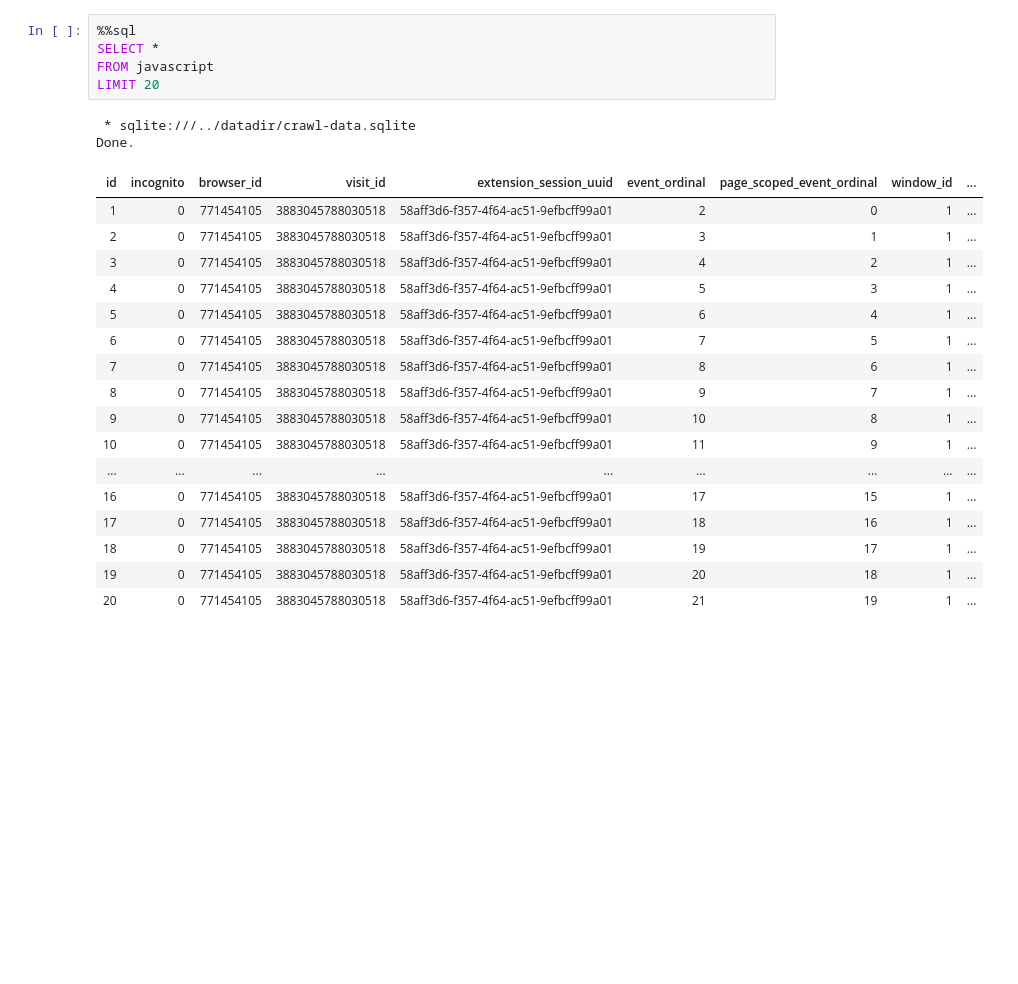
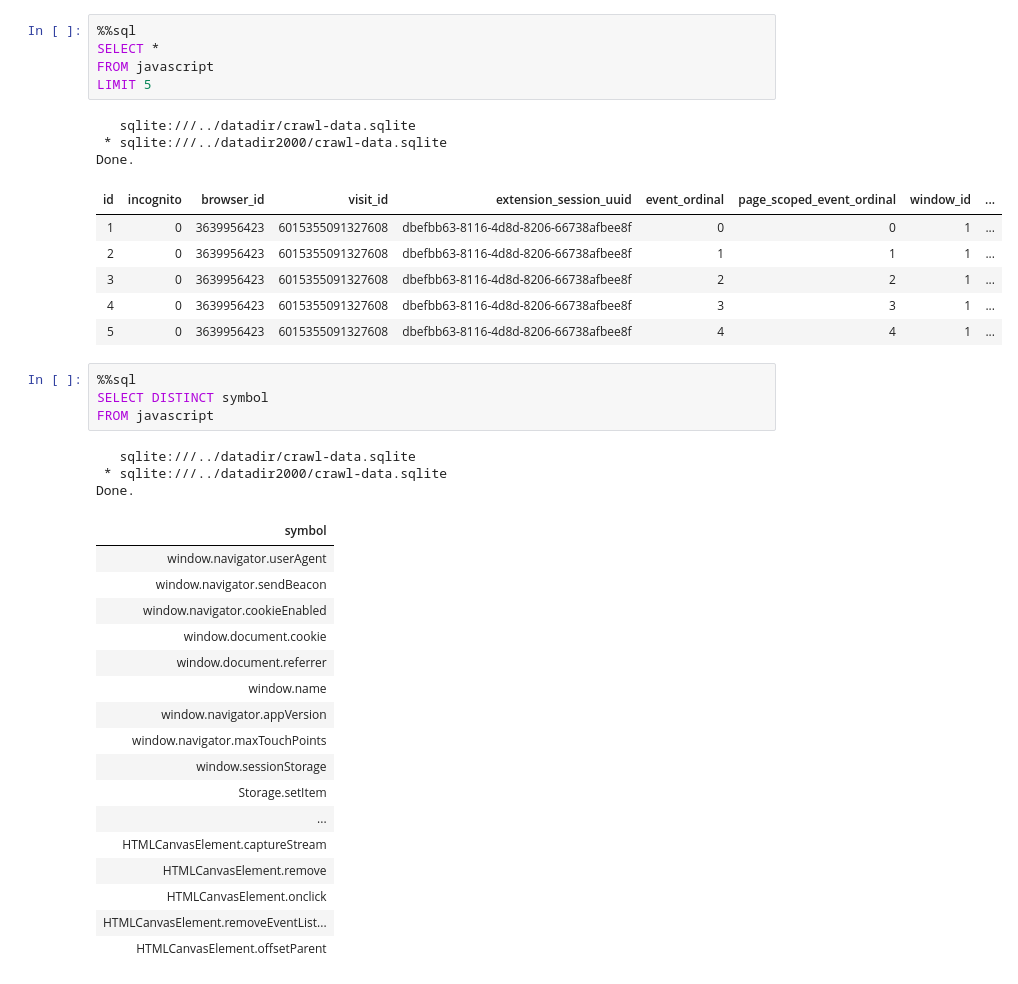
Before and after one commit to tim-stephenson/OpenWPM-Data-Analytics, a Jupyter notebook: basic_queries.ipynb, the cells around one changed output. Saved outputs shown, nothing was run; the diff lists cells and outputs as text; blank space fills up the shorter version.

```diff
--- a/basic_queries.ipynb
+++ b/basic_queries.ipynb
@@ -10,26 +10,41 @@ The sql extension is already loaded. To reload it, use:
 # %%
 %%sql
 SELECT *
 FROM javascript
-LIMIT 20
+LIMIT 5
 # %% [output]
- * sqlite:///../datadir/crawl-data.sqlite
+   sqlite:///../datadir/crawl-data.sqlite
+ * sqlite:///../datadir2000/crawl-data.sqlite
 Done.
 | id | incognito | browser_id | visit_id | extension_session_uuid | event_ordinal | page_scoped_event_ordinal | window_id | ... |
-| 1 | 0 | 771454105 | 3883045788030518 | 58aff3d6-f357-4f64-ac51-9efbcff99a01 | 2 | 0 | 1 | ... |
-| 2 | 0 | 771454105 | 3883045788030518 | 58aff3d6-f357-4f64-ac51-9efbcff99a01 | 3 | 1 | 1 | ... |
-| 3 | 0 | 771454105 | 3883045788030518 | 58aff3d6-f357-4f64-ac51-9efbcff99a01 | 4 | 2 | 1 | ... |
-| 4 | 0 | 771454105 | 3883045788030518 | 58aff3d6-f357-4f64-ac51-9efbcff99a01 | 5 | 3 | 1 | ... |
-| 5 | 0 | 771454105 | 3883045788030518 | 58aff3d6-f357-4f64-ac51-9efbcff99a01 | 6 | 4 | 1 | ... |
-| 6 | 0 | 771454105 | 3883045788030518 | 58aff3d6-f357-4f64-ac51-9efbcff99a01 | 7 | 5 | 1 | ... |
-| 7 | 0 | 771454105 | 3883045788030518 | 58aff3d6-f357-4f64-ac51-9efbcff99a01 | 8 | 6 | 1 | ... |
-| 8 | 0 | 771454105 | 3883045788030518 | 58aff3d6-f357-4f64-ac51-9efbcff99a01 | 9 | 7 | 1 | ... |
-| 9 | 0 | 771454105 | 3883045788030518 | 58aff3d6-f357-4f64-ac51-9efbcff99a01 | 10 | 8 | 1 | ... |
-| 10 | 0 | 771454105 | 3883045788030518 | 58aff3d6-f357-4f64-ac51-9efbcff99a01 | 11 | 9 | 1 | ... |
-| ... | ... | ... | ... | ... | ... | ... | ... | ... |
-| 16 | 0 | 771454105 | 3883045788030518 | 58aff3d6-f357-4f64-ac51-9efbcff99a01 | 17 | 15 | 1 | ... |
-| 17 | 0 | 771454105 | 3883045788030518 | 58aff3d6-f357-4f64-ac51-9efbcff99a01 | 18 | 16 | 1 | ... |
-| 18 | 0 | 771454105 | 3883045788030518 | 58aff3d6-f357-4f64-ac51-9efbcff99a01 | 19 | 17 | 1 | ... |
-| 19 | 0 | 771454105 | 3883045788030518 | 58aff3d6-f357-4f64-ac51-9efbcff99a01 | 20 | 18 | 1 | ... |
-| 20 | 0 | 771454105 | 3883045788030518 | 58aff3d6-f357-4f64-ac51-9efbcff99a01 | 21 | 19 | 1 | ... |
+| 1 | 0 | 3639956423 | 6015355091327608 | dbefbb63-8116-4d8d-8206-66738afbee8f | 0 | 0 | 1 | ... |
+| 2 | 0 | 3639956423 | 6015355091327608 | dbefbb63-8116-4d8d-8206-66738afbee8f | 1 | 1 | 1 | ... |
+| 3 | 0 | 3639956423 | 6015355091327608 | dbefbb63-8116-4d8d-8206-66738afbee8f | 2 | 2 | 1 | ... |
+| 4 | 0 | 3639956423 | 6015355091327608 | dbefbb63-8116-4d8d-8206-66738afbee8f | 3 | 3 | 1 | ... |
+| 5 | 0 | 3639956423 | 6015355091327608 | dbefbb63-8116-4d8d-8206-66738afbee8f | 4 | 4 | 1 | ... |
+# %%
+%%sql
+SELECT DISTINCT symbol
+FROM javascript
+# %% [output]
+   sqlite:///../datadir/crawl-data.sqlite
+ * sqlite:///../datadir2000/crawl-data.sqlite
+Done.
+| symbol |
+| window.navigator.userAgent |
+| window.navigator.sendBeacon |
+| window.navigator.cookieEnabled |
+| window.document.cookie |
+| window.document.referrer |
+| window.name |
+| window.navigator.appVersion |
+| window.navigator.maxTouchPoints |
+| window.sessionStorage |
+| Storage.setItem |
+| ... |
+| HTMLCanvasElement.captureStream |
+| HTMLCanvasElement.remove |
+| HTMLCanvasElement.onclick |
+| HTMLCanvasElement.removeEventList... |
+| HTMLCanvasElement.offsetParent |
 # %%
```
Also changed, not shown: parts of 12 cells of this notebook.
